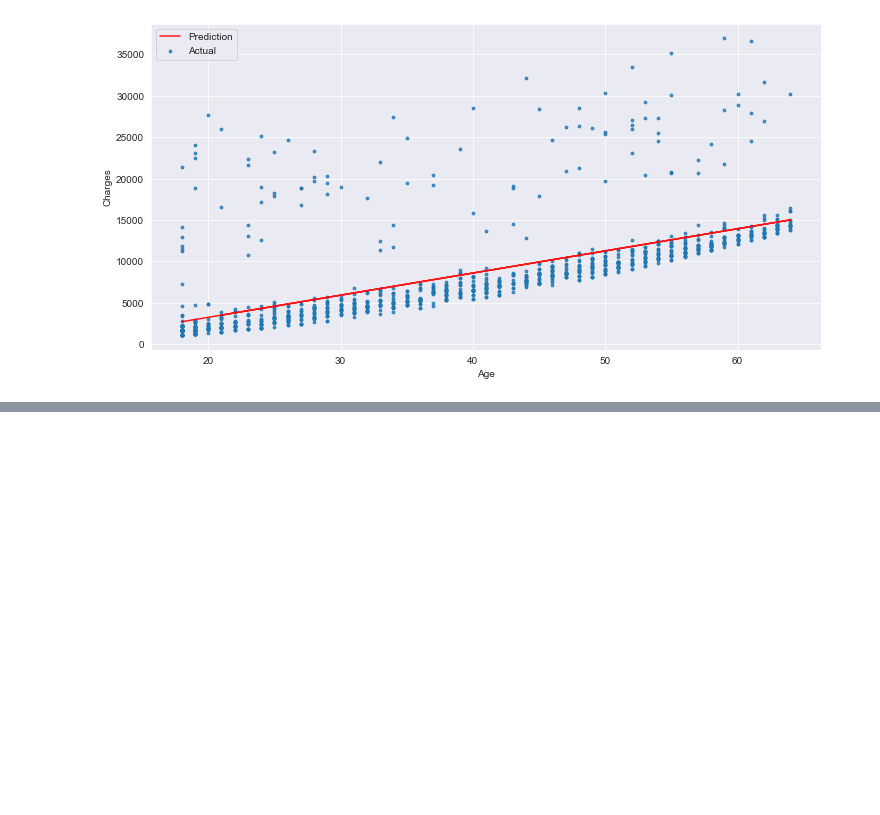
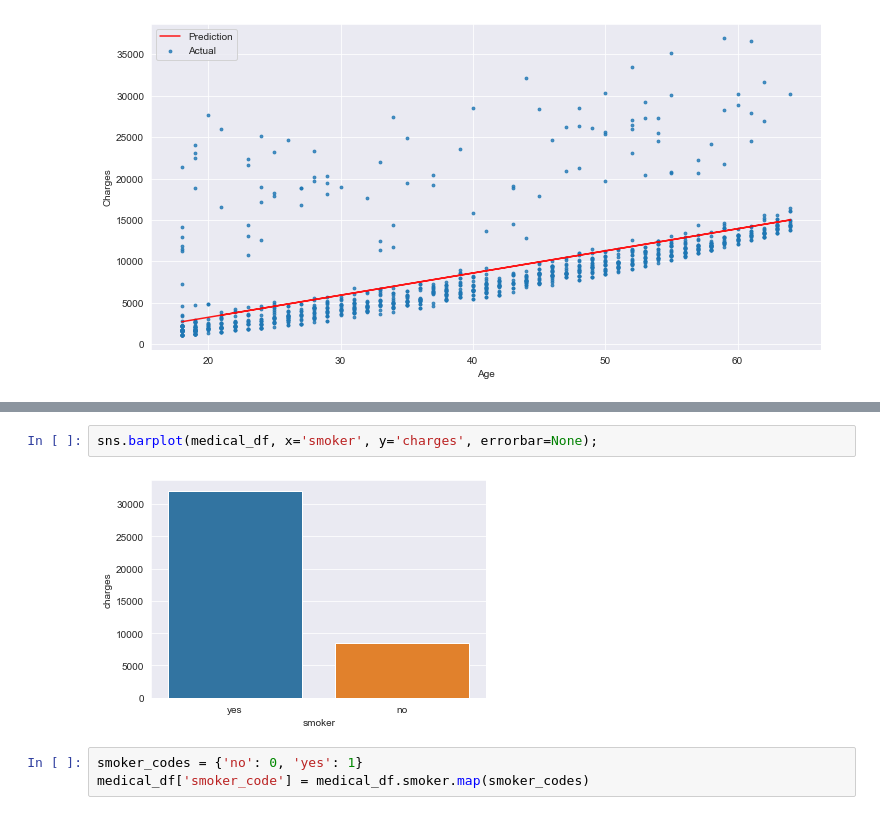
Before and after one commit to ronaldonyango/machineLearning, a Jupyter notebook: LogisticRegression.ipynb, the cells around one changed output, grey strips where cells are left out. Cells and saved outputs as stored; diff of their text form; blank space fills up the shorter version.

```diff
--- a/LogisticRegression.ipynb
+++ b/LogisticRegression.ipynb
@@ -455,0 +488,7 @@ RMSE Loss:  4662.505766636395
+# %%
+sns.barplot(medical_df, x='smoker', y='charges', errorbar=None);
+# %% [output]
+[figure, added]
+# %%
+smoker_codes = {'no': 0, 'yes': 1}
+medical_df['smoker_code'] = medical_df.smoker.map(smoker_codes)
```
Also changed, not shown: parts of 13 cells of this notebook.
